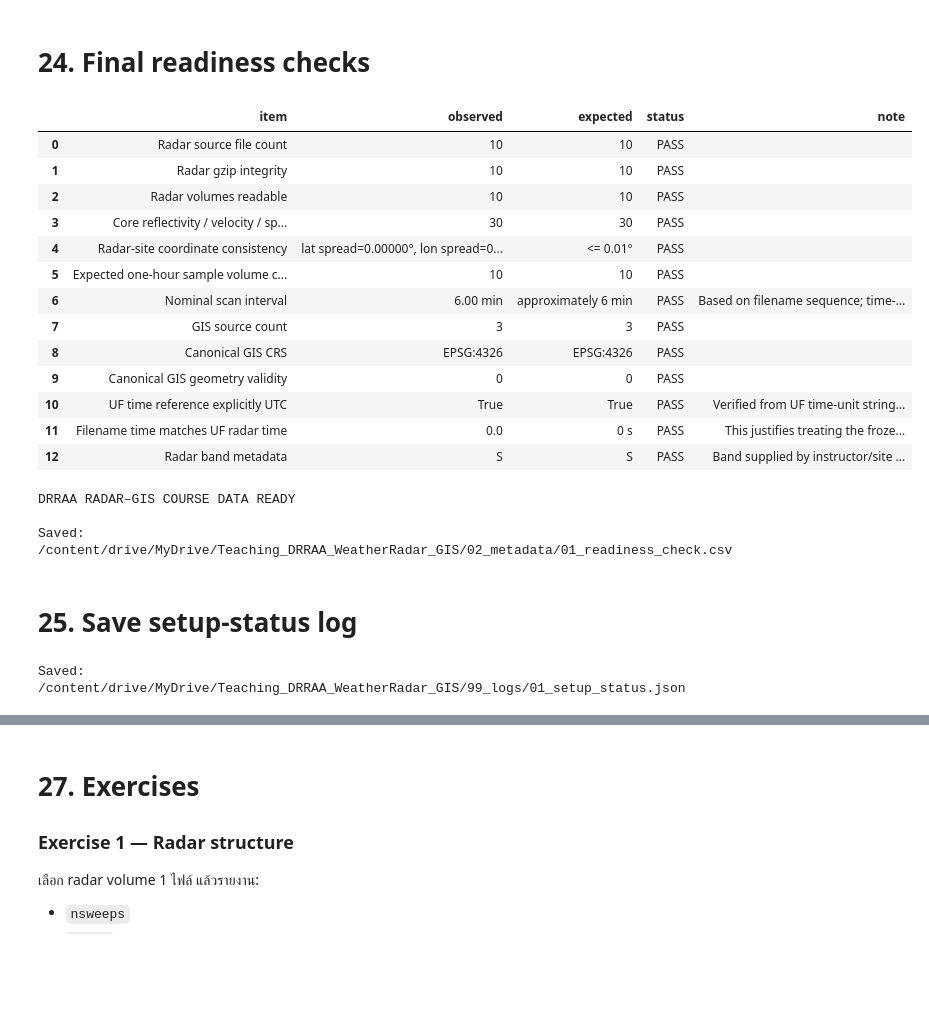
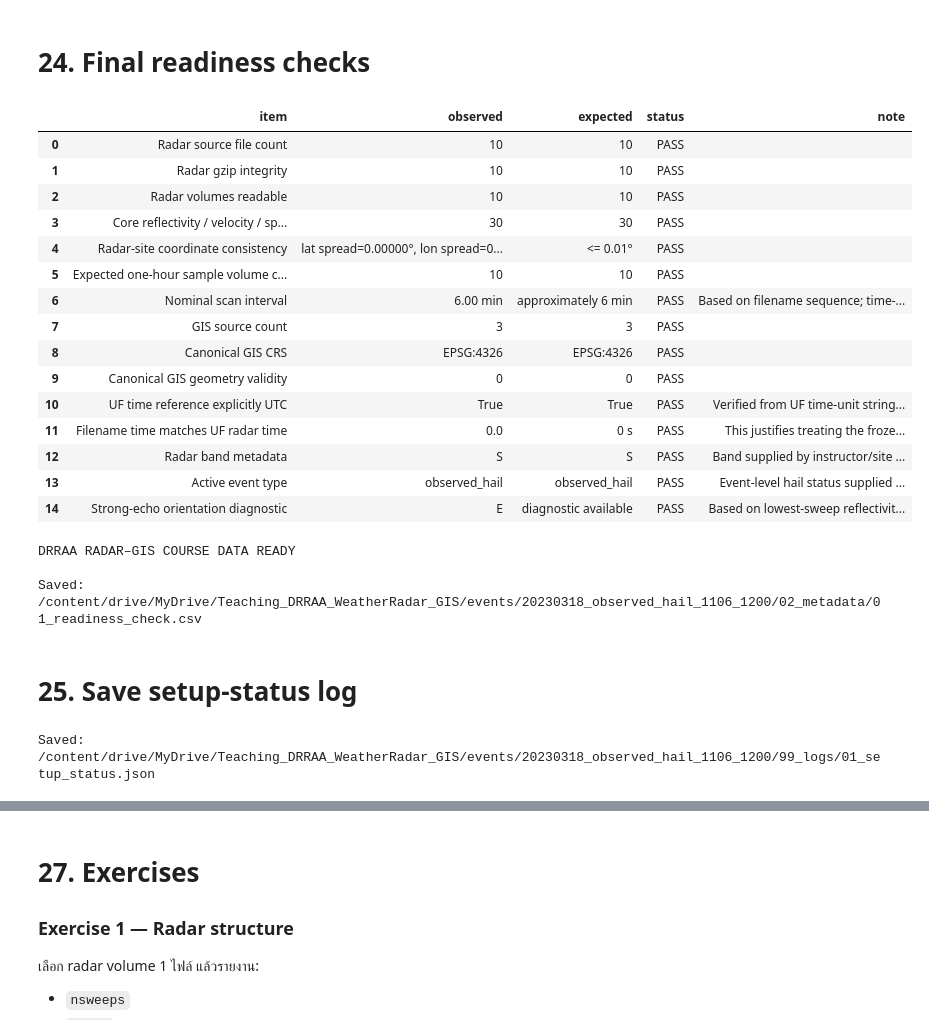
Before and after one commit to nattaponm/Teaching_DRRAA_WeatherRadar_GIS, a Jupyter notebook: 01_get_and_understand_DRRAA_radar_GIS_data.ipynb, the cells around one changed output, grey strips where cells are left out. Saved outputs shown, nothing was run; the diff lists cells and outputs as text; code cells hidden in the pictures; blank space fills up the shorter version.

```diff
--- a/01_get_and_understand_DRRAA_radar_GIS_data.ipynb
+++ b/01_get_and_understand_DRRAA_radar_GIS_data.ipynb
@@ -3658,6 +3982,28 @@ add_check(
     ),
 )
 
+
+add_check(
+    "Active event type",
+    EVENT_TYPE,
+    "observed_hail",
+    EVENT_TYPE == "observed_hail",
+    (
+        "Event-level hail status supplied by instructor; "
+        "not inferred from reflectivity alone."
+    ),
+)
+
+add_check(
+    "Strong-echo orientation diagnostic",
+    DOMINANT_STRONG_ECHO_SECTOR,
+    "diagnostic available",
+    DOMINANT_STRONG_ECHO_SECTOR is not None,
+    (
+        "Based on lowest-sweep reflectivity gates >= 40 dBZ."
+    ),
+)
+
 readiness = pd.DataFrame(
     checks
 )
@@ -3679,37 +4025,39 @@ READY = (
         "status"
     ]
     == "PASS"
 ).all()
 
 print()
 print(
     "DRRAA RADAR–GIS COURSE DATA READY"
     if READY
     else "DATASET REQUIRES REVIEW BEFORE NOTEBOOK 02"
 )
 
 print()
 print("Saved:")
 print(READINESS_CSV)
 # %% [output]
 |  | item | observed | expected | status | note |
 | 0 | Radar source file count | 10 | 10 | PASS |  |
 | 1 | Radar gzip integrity | 10 | 10 | PASS |  |
 | 2 | Radar volumes readable | 10 | 10 | PASS |  |
 | 3 | Core reflectivity / velocity / sp... | 30 | 30 | PASS |  |
 | 4 | Radar-site coordinate consistency | lat spread=0.00000°, lon spread=0... | <= 0.01° | PASS |  |
 | 5 | Expected one-hour sample volume c... | 10 | 10 | PASS |  |
 | 6 | Nominal scan interval | 6.00 min | approximately 6 min | PASS | Based on filename sequence; time-... |
 | 7 | GIS source count | 3 | 3 | PASS |  |
 | 8 | Canonical GIS CRS | EPSG:4326 | EPSG:4326 | PASS |  |
 | 9 | Canonical GIS geometry validity | 0 | 0 | PASS |  |
 | 10 | UF time reference explicitly UTC | True | True | PASS | Verified from UF time-unit string... |
 | 11 | Filename time matches UF radar time | 0.0 | 0 s | PASS | This justifies treating the froze... |
 | 12 | Radar band metadata | S | S | PASS | Band supplied by instructor/site ... |
+| 13 | Active event type | observed_hail | observed_hail | PASS | Event-level hail status supplied ... |
+| 14 | Strong-echo orientation diagnostic | E | diagnostic available | PASS | Based on lowest-sweep reflectivit... |
 DRRAA RADAR–GIS COURSE DATA READY
 
 Saved:
-/content/drive/MyDrive/Teaching_DRRAA_WeatherRadar_GIS/02_metadata/01_readiness_check.csv
+/content/drive/MyDrive/Teaching_DRRAA_WeatherRadar_GIS/events/20230318_observed_hail_1106_1200/02_metadata/01_readiness_check.csv
 # %% [markdown]
 # 25. Save setup-status log
 # %%
@@ -3724,6 +4072,24 @@ setup_status = {
     "ready": bool(READY),
     "created_utc": utc_now_iso(),
     "dataset_label": COURSE_DATASET_LABEL,
+    "event": {
+        "event_id": EVENT_ID,
+        "event_label": EVENT_LABEL,
+        "event_type": EVENT_TYPE,
+        "event_status_source": EVENT_STATUS_SOURCE,
+        "github_radar_subdir": GITHUB_RADAR_SUBDIR,
+        "dominant_strong_echo_sector": DOMINANT_STRONG_ECHO_SECTOR,
+        "median_strong_echo_centroid_azimuth_deg": (
+            MEDIAN_STRONG_ECHO_AZIMUTH_DEG
+            if np.isfinite(MEDIAN_STRONG_ECHO_AZIMUTH_DEG)
+            else None
+        ),
+        "median_strong_echo_centroid_range_km": (
+            MEDIAN_STRONG_ECHO_RANGE_KM
+            if np.isfinite(MEDIAN_STRONG_ECHO_RANGE_KM)
+            else None
+        ),
+    },
     "radar_site_name": site_name,
     "radar_band": RADAR_BAND,
     "time_reference": {
@@ -3809,6 +4175,12 @@ setup_status = {
         "first_volume_nonempty_metadata": str(
             RADAR_METADATA_CSV
         ),
+        "strong_echo_orientation": str(
+            STRONG_ECHO_ORIENTATION_CSV
+        ),
+        "event_orientation_summary": str(
+            EVENT_ORIENTATION_SUMMARY_CSV
+        ),
     },
     "figures": {
         "radar_gis_overview": str(
@@ -3837,5 +4209,5 @@ print("Saved:")
 print(SETUP_STATUS_JSON)
 # %% [output]
 Saved:
-/content/drive/MyDrive/Teaching_DRRAA_WeatherRadar_GIS/99_logs/01_setup_status.json
+/content/drive/MyDrive/Teaching_DRRAA_WeatherRadar_GIS/events/20230318_observed_hail_1106_1200/99_logs/01_setup_status.json
 # %% [markdown]
```
Also changed, not shown: parts of 26 cells of this notebook.
